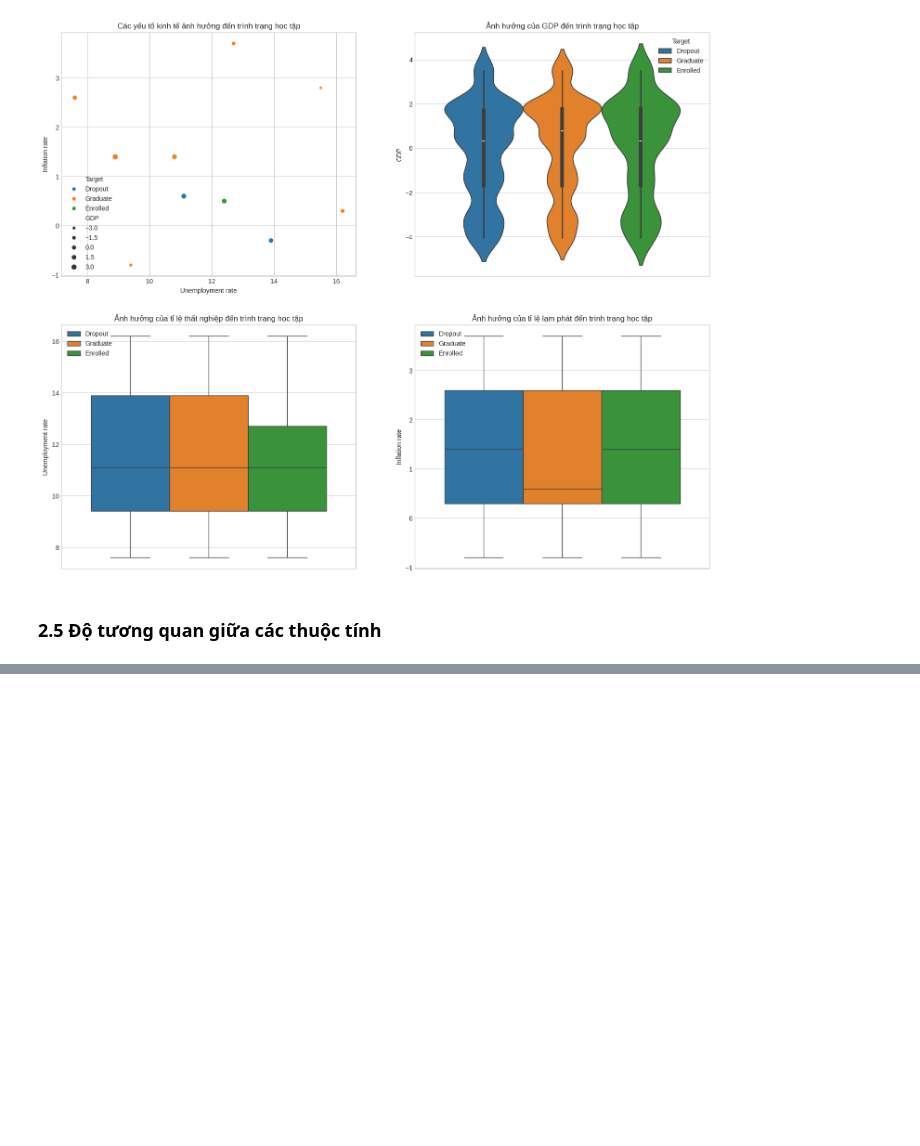
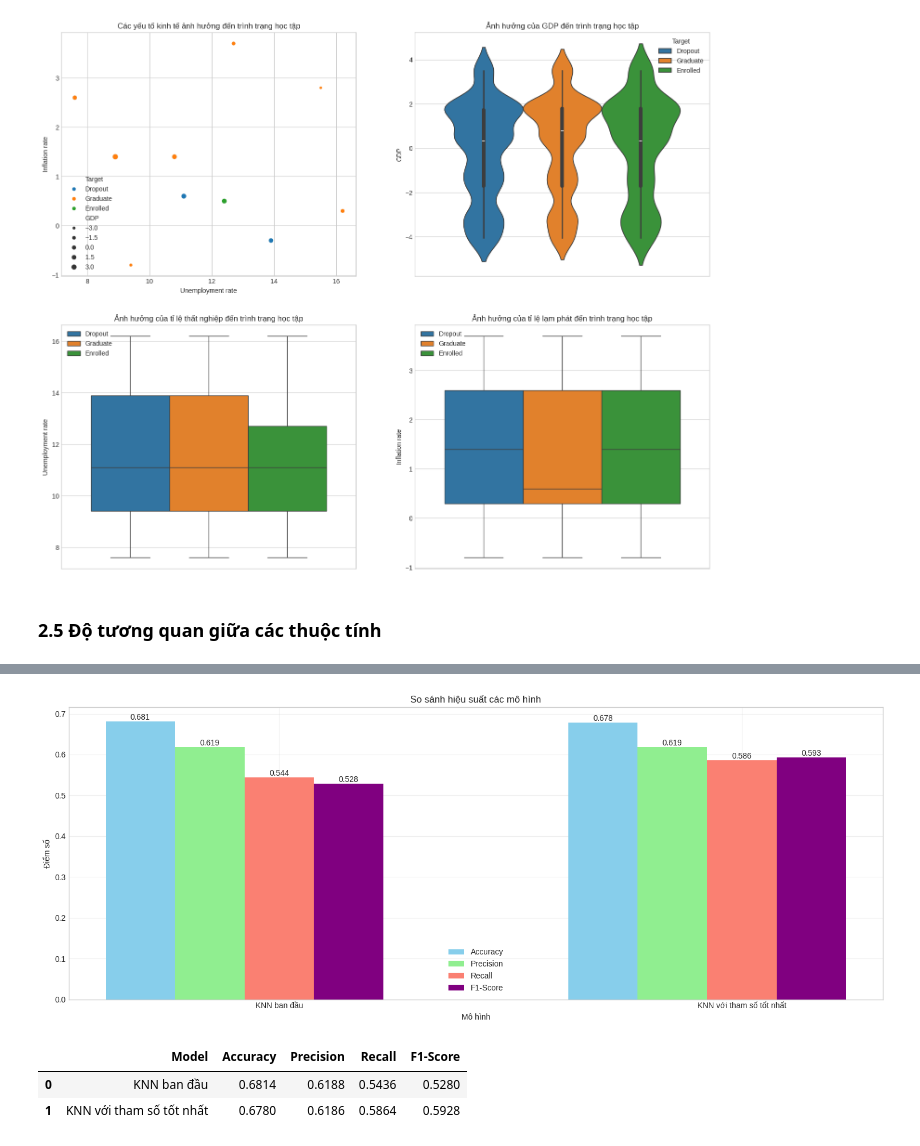
Before and after one commit to lngquoctrung/predict-student-dropout-academic-success-machine-learning, a Jupyter notebook: notebook.ipynb, the cells around one changed output, grey strips where cells are left out. Drawn from its saved outputs; the diff is of its cells as text; code cells hidden in the pictures; blank space fills up the shorter version.

```diff
--- a/notebook.ipynb
+++ b/notebook.ipynb
@@ -320,0 +734,19 @@ plt.show()
+# %%
+# Định nghĩa các tham số cần tìm kiếm
+param_grid = {
+    'n_neighbors': [5, 10, 15, 20, 25, 30],
+    'weights': ['uniform', 'distance'],
+    'algorithm': ['auto', 'ball_tree', 'kd_tree', 'brute'],
+    'leaf_size': [10, 20, 30, 40, 50]
+}
+# %%
+# Tạo đối tượng GridSearchCV
+grid_search = GridSearchCV(
+    KNeighborsClassifier(),
+    param_grid,
+    cv=5,
+    scoring='f1_macro'
+)
+# %%
+# Thực hiện tìm kiếm
+grid_search.fit(scaled_X_train, y_train)
@@ -320,0 +767,4 @@ plt.show()
+# %%
+# Tạo mô hình với tham số tốt nhất
+best_knn_model = KNeighborsClassifier(**grid_search.best_params_)
+best_knn_model.fit(scaled_X_train, y_train)
@@ -320,0 +796,12 @@ plt.show()
+# %%
+models_dict = {
+    "KNN ban đầu": knn_model,
+    "KNN với tham số tốt nhất": best_knn_model
+}
+
+compare_models(models_dict, scaled_X_test, y_test)
+# %% [output]
+[figure, added]
+|  | Model | Accuracy | Precision | Recall | F1-Score |
+| 0 | KNN ban đầu | 0.6814 | 0.6188 | 0.5436 | 0.5280 |
+| 1 | KNN với tham số tốt nhất | 0.6780 | 0.6186 | 0.5864 | 0.5928 |
```
Also changed, not shown: parts of 52 cells of this notebook.
